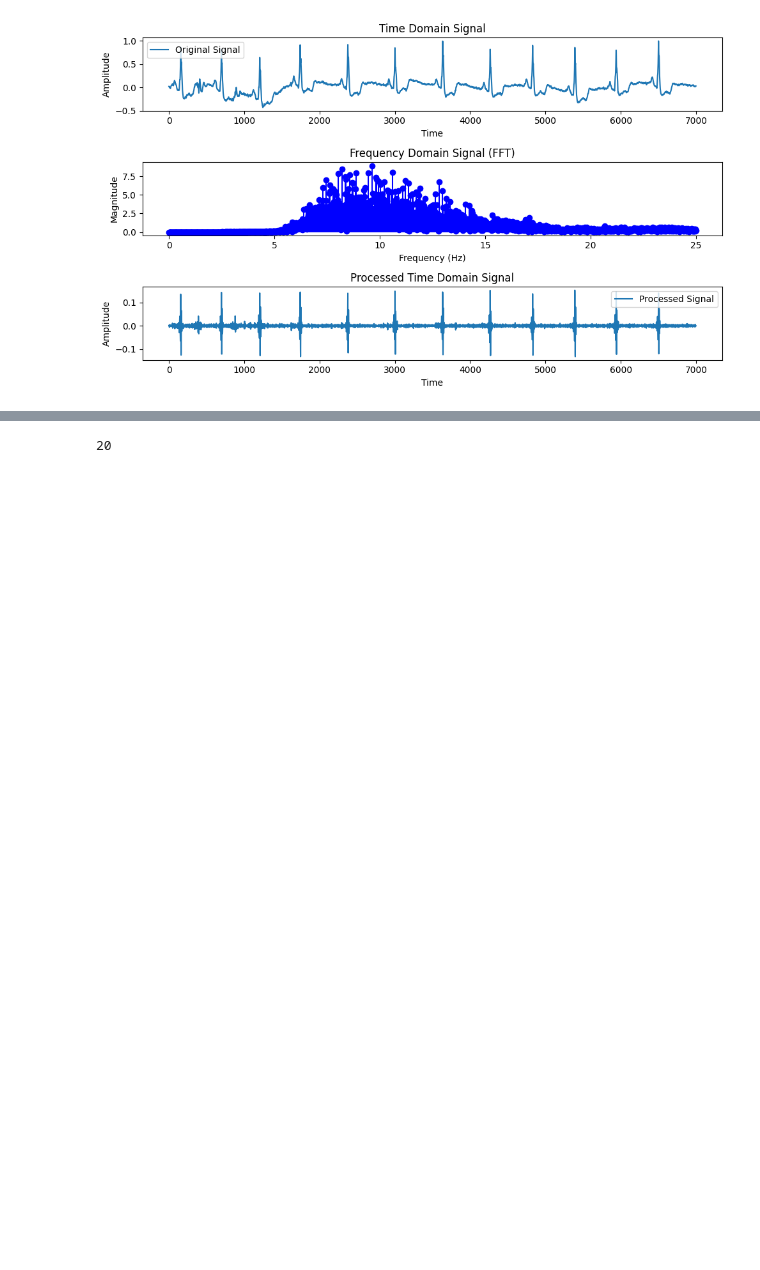
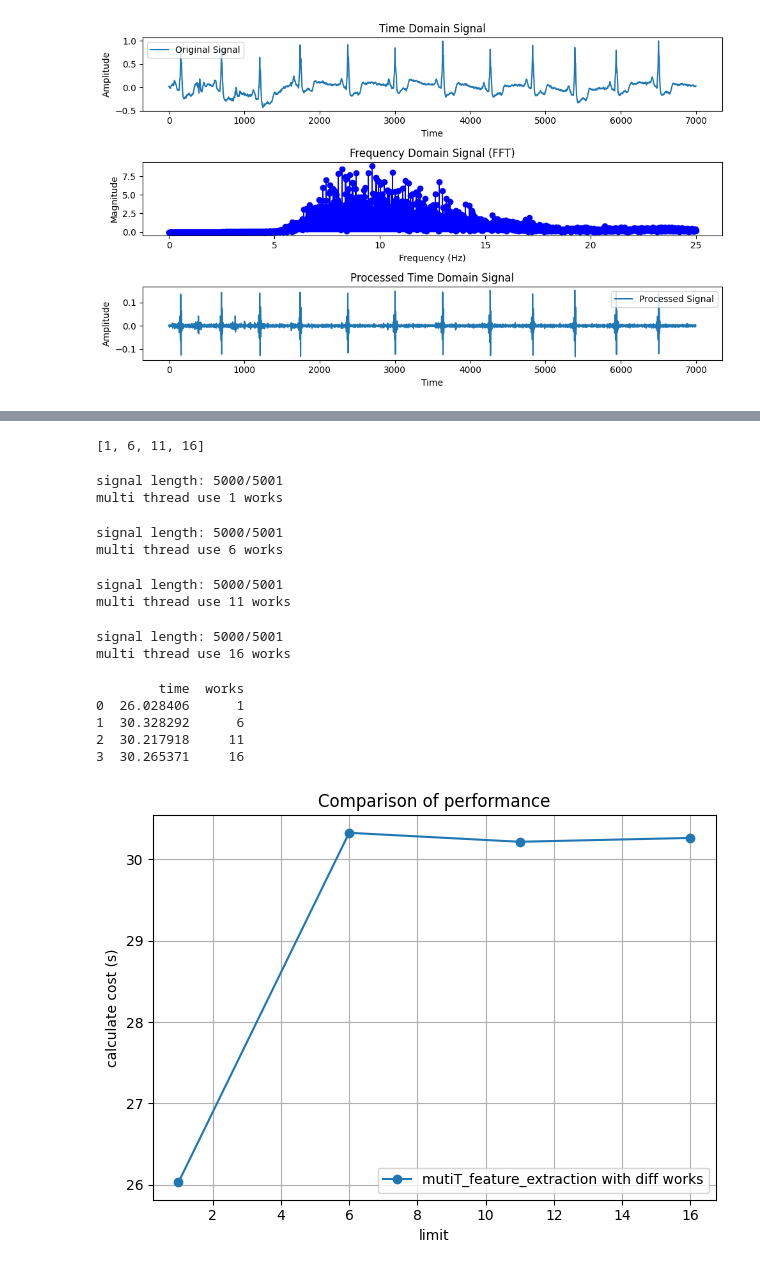
Before and after one commit to lowql/EdgeAI, a Jupyter notebook: load_feat.ipynb, the cells around one changed output, grey strips where cells are left out. Cells and saved outputs as stored; diff of their text form; code cells hidden in the pictures; blank space fills up the shorter version.

Commit message:
add: 【load】class Evaluate 評估效能

```diff
--- a/load_feat.ipynb
+++ b/load_feat.ipynb
@@ -63,5 +26,0 @@ exit window
-# %%
-import multiprocessing
-print(multiprocessing.cpu_count())
-# %% [output]
-20
@@ -67,0 +31,24 @@ print(multiprocessing.cpu_count())
+# %%
+works = [x for x in range(1,21,5)]
+# %%
+works
+# %% [output]
+[1, 6, 11, 16]
+# %%
+Evaluate.with_diff_work(wesad,works,limit=5000)
+Evaluate.show()
+# %% [output]
+signal length: 5000/5001
+multi thread use 1 works
+signal length: 5000/5001
+multi thread use 6 works
+signal length: 5000/5001
+multi thread use 11 works
+signal length: 5000/5001
+multi thread use 16 works
+        time  works
+0  26.028406      1
+1  30.328292      6
+2  30.217918     11
+3  30.265371     16
+[figure, added]
```
Also changed, not shown: parts of 6 cells of this notebook, 1 other file.
